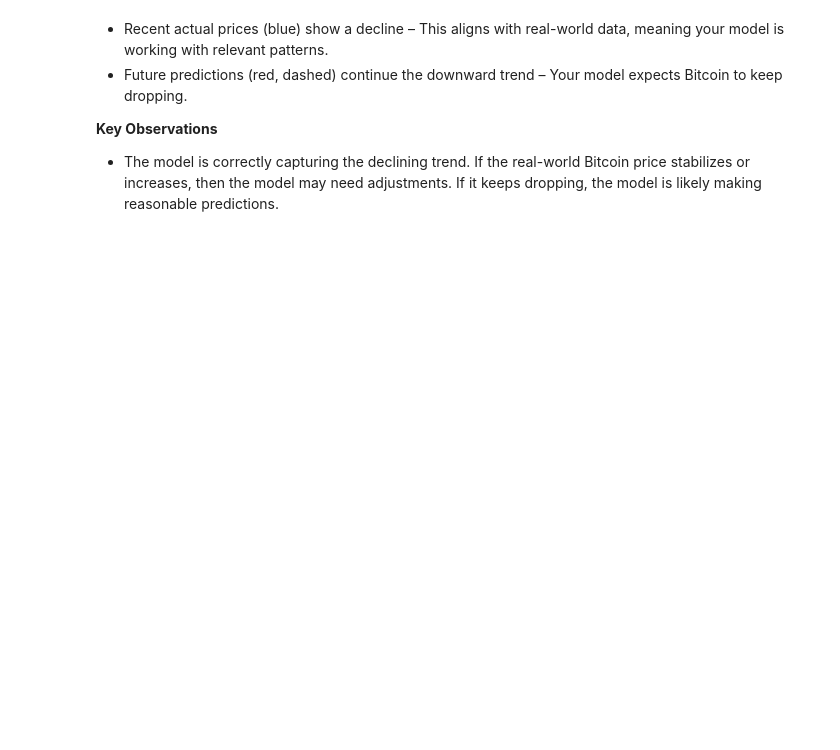
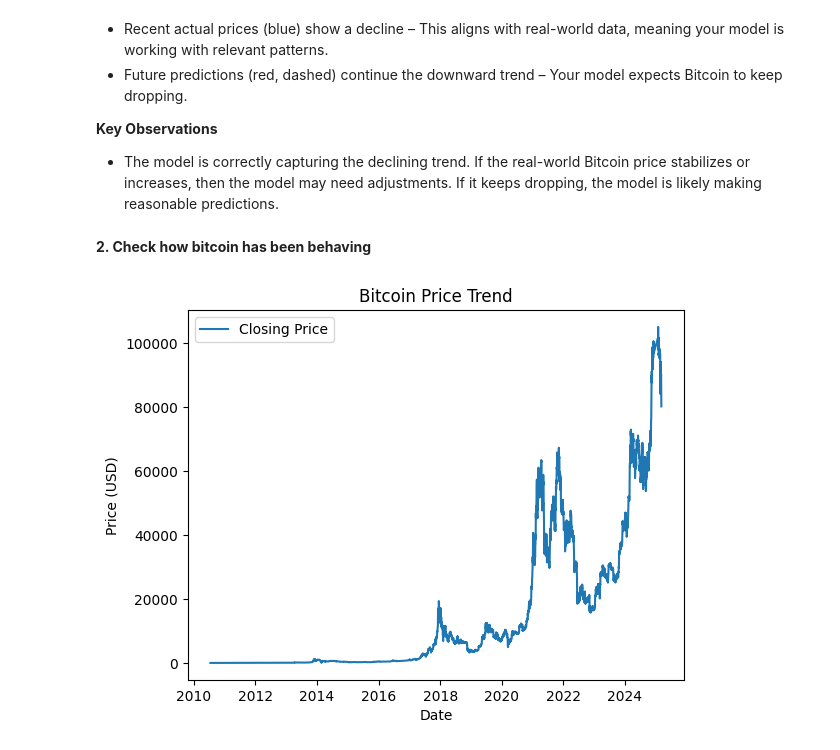
Before and after one commit to sihlangu01/Bitcoin-price-prediction, a Jupyter notebook: LSTM_model.ipynb, the cells around one changed output. Drawn from its saved outputs; the diff is of its cells as text; code cells hidden in the pictures; blank space fills up the shorter version.

```diff
--- a/LSTM_model.ipynb
+++ b/LSTM_model.ipynb
@@ -421,3 +349,16 @@ plt.show()
 * The model is correctly capturing the declining trend.
 If the real-world Bitcoin price stabilizes or increases, then the model may need adjustments.
 If it keeps dropping, the model is likely making reasonable predictions.
+# %% [markdown]
+**2. Check how bitcoin has been behaving**
+# %%
+import matplotlib.pyplot as plt
+
+plt.plot(Bitcoin_df['date'], Bitcoin_df['close'], label="Closing Price")
+plt.title("Bitcoin Price Trend")
+plt.xlabel("Date")
+plt.ylabel("Price (USD)")
+plt.legend()
+plt.show()
+# %% [output]
+[figure, added]
```
Also changed, not shown: parts of 18 cells of this notebook, 3 other files.
